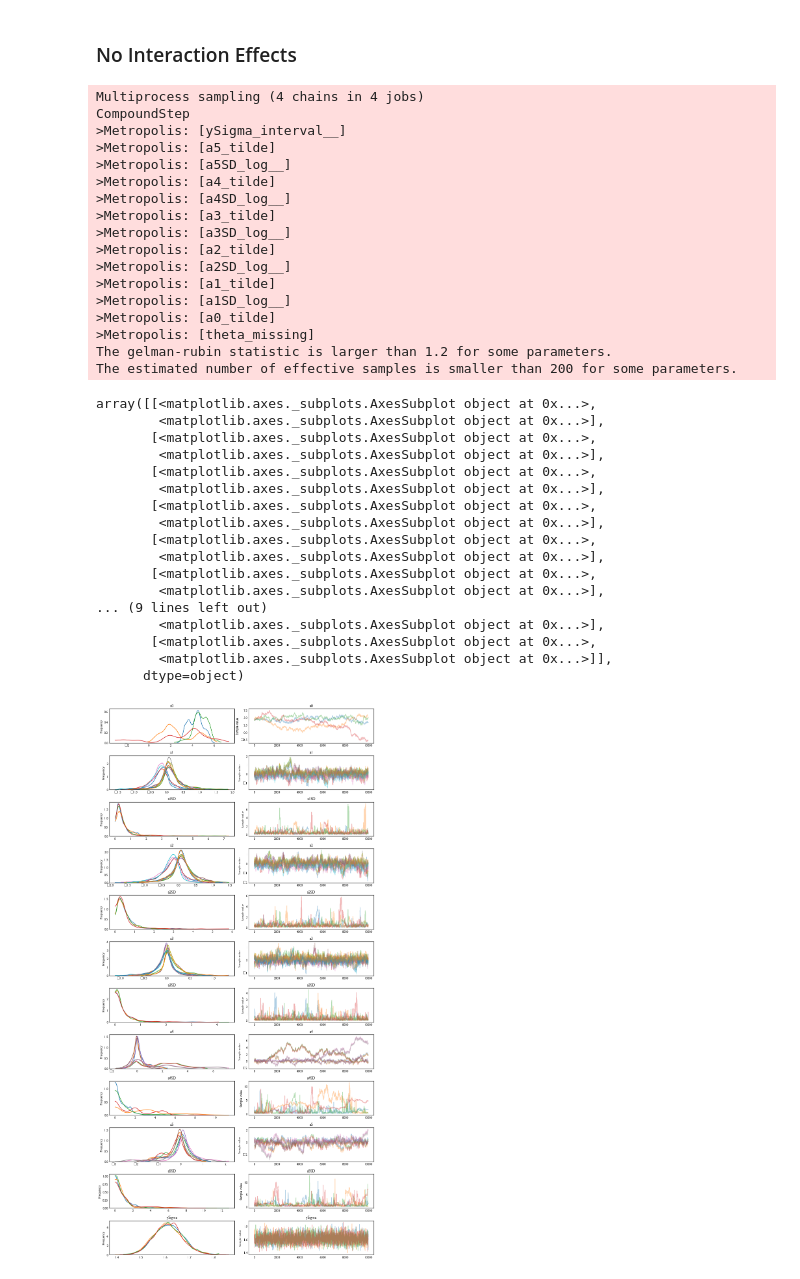
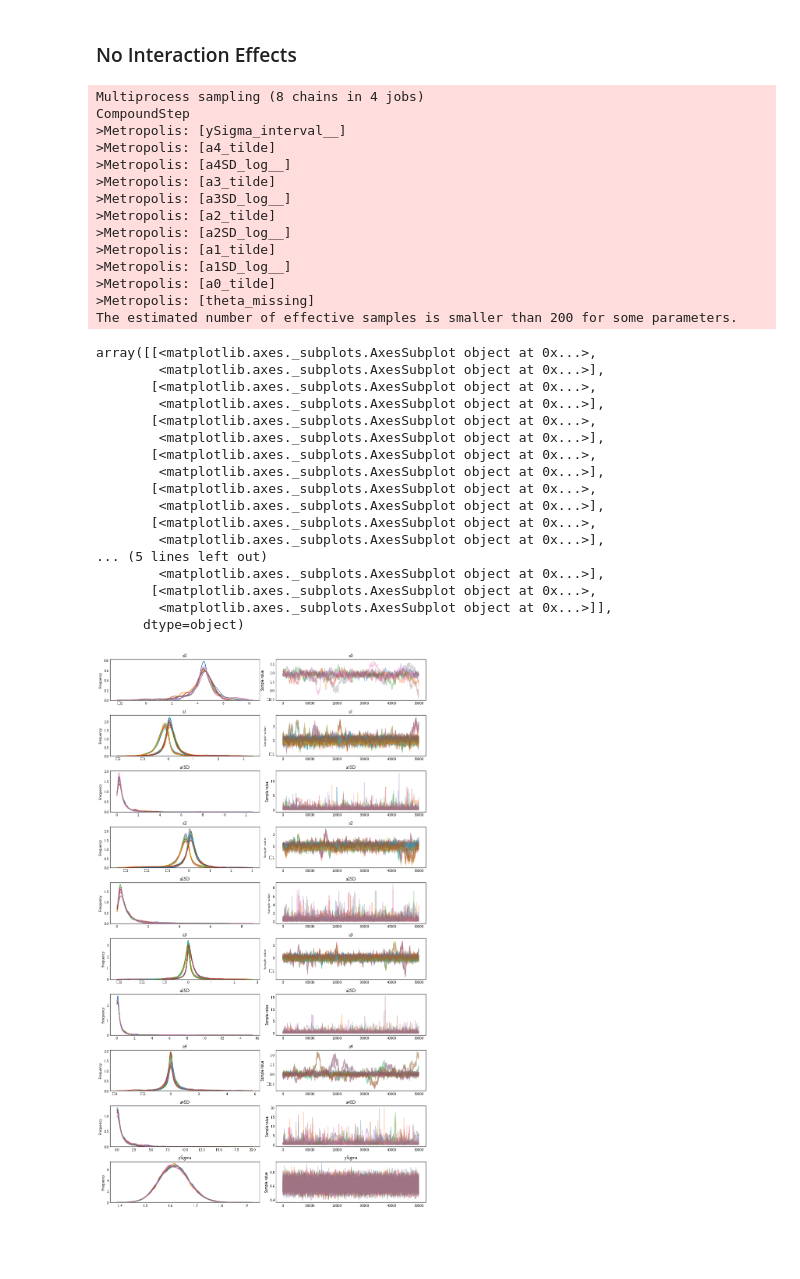
Before and after one commit to CrowdDynamicsLab/ComicPersuasion, a Jupyter notebook: Paper Draft/LaTeX/hari-code/ordinal_prediction_factors-Main.ipynb, the cells around one changed output. Saved outputs shown, nothing was run; the diff lists cells and outputs as text; code cells hidden in the pictures; blank space fills up the shorter version.

Commit message:
new plots

```diff
--- a/Paper Draft/LaTeX/hari-code/ordinal_prediction_factors-Main.ipynb
+++ b/Paper Draft/LaTeX/hari-code/ordinal_prediction_factors-Main.ipynb
@@ -226,10 +222,10 @@ with pm.Model() as ordinal_factor_model_main:
     a4_tilde = pm.Normal('a4_tilde', mu=0, sd=1, shape=Nx4Lvl)
     a4 = pm.Deterministic('a4', 0.0 + a4SD * a4_tilde)
 
-    # comicleft
-    a5SD = pm.Gamma('a5SD', agammaShRa[0], agammaShRa[1])
-    a5_tilde = pm.Normal('a5_tilde', mu=0, sd=1, shape=Nx5Lvl)
-    a5 = pm.Deterministic('a5', 0.0 + a5SD * a5_tilde)
+#     # comicleft
+#     a5SD = pm.Gamma('a5SD', agammaShRa[0], agammaShRa[1])
+#     a5_tilde = pm.Normal('a5_tilde', mu=0, sd=1, shape=Nx5Lvl)
+#     a5 = pm.Deterministic('a5', 0.0 + a5SD * a5_tilde)
 
 #     # gesture x shading
 #     a1a2SD = pm.Gamma('a1a2SD', agammaShRa[0], agammaShRa[1])
@@ -246,7 +242,7 @@ with pm.Model() as ordinal_factor_model_main:
 #     a2a3_tilde = pm.Normal('a2a3_tilde', mu=0, sd=1, shape=(Nx2Lvl, Nx3Lvl))
 #     a2a3 = pm.Deterministic('a2a3', 0.0 + a2a3SD * a2a3_tilde)
 
-    mu = a0 + a1[x1] + a2[x2] + a3[x3] + a4[x4] + a5[x5]
+    mu = a0 + a1[x1] + a2[x2] + a3[x3] + a4[x4]
     ySigma = pm.Uniform('ySigma', ySD / 100, ySD * 10)
 
     pr = outcome_probabilities(theta, mu, ySigma)
@@ -255,13 +251,11 @@ with pm.Model() as ordinal_factor_model_main:
 # %%
 with ordinal_factor_model_main:
     step1 = pm.Metropolis()
-    trace = pm.sample(10000, step=step1)
+    trace = pm.sample(50000, chains=8, step=step1)
 # %% [output]
-Multiprocess sampling (4 chains in 4 jobs)
+Multiprocess sampling (8 chains in 4 jobs)
 CompoundStep
 >Metropolis: [ySigma_interval__]
->Metropolis: [a5_tilde]
->Metropolis: [a5SD_log__]
 >Metropolis: [a4_tilde]
 >Metropolis: [a4SD_log__]
 >Metropolis: [a3_tilde]
@@ -272,7 +266,6 @@ CompoundStep
 >Metropolis: [a1SD_log__]
 >Metropolis: [a0_tilde]
 >Metropolis: [theta_missing]
-The gelman-rubin statistic is larger than 1.2 for some parameters.
 The estimated number of effective samples is smaller than 200 for some parameters.
 # %%
 import pickle #
@@ -285,25 +278,25 @@ with open('ordinal_factor_model_main-noint.pkl', 'wb') as buff:
 
 # basic_model, trace = data['model'], data['trace']
 # %%
-pm.traceplot(trace, varnames=['a0', 'a1', 'a1SD', 'a2', 'a2SD', 'a3', 'a3SD', 'a4', 'a4SD','a5', 'a5SD','ySigma'])
+pm.traceplot(trace, varnames=['a0', 'a1', 'a1SD', 'a2', 'a2SD', 'a3', 'a3SD', 'a4', 'a4SD','ySigma'])
 # %% [output]
 array([[<matplotlib.axes._subplots.AxesSubplot object at 0x...>,
         <matplotlib.axes._subplots.AxesSubplot object at 0x...>],
        [<matplotlib.axes._subplots.AxesSubplot object at 0x...>,
         <matplotlib.axes._subplots.AxesSubplot object at 0x...>],
        [<matplotlib.axes._subplots.AxesSubplot object at 0x...>,
         <matplotlib.axes._subplots.AxesSubplot object at 0x...>],
        [<matplotlib.axes._subplots.AxesSubplot object at 0x...>,
         <matplotlib.axes._subplots.AxesSubplot object at 0x...>],
        [<matplotlib.axes._subplots.AxesSubplot object at 0x...>,
         <matplotlib.axes._subplots.AxesSubplot object at 0x...>],
        [<matplotlib.axes._subplots.AxesSubplot object at 0x...>,
         <matplotlib.axes._subplots.AxesSubplot object at 0x...>],
-... (9 lines left out)
+... (5 lines left out)
         <matplotlib.axes._subplots.AxesSubplot object at 0x...>],
        [<matplotlib.axes._subplots.AxesSubplot object at 0x...>,
         <matplotlib.axes._subplots.AxesSubplot object at 0x...>]],
       dtype=object)
-[figure, old version]
+[figure, new version]
 # %%
 # Transforming the trace data to sum-to-zero values
```
Also changed, not shown: parts of 9 cells of this notebook, 19 other files.
